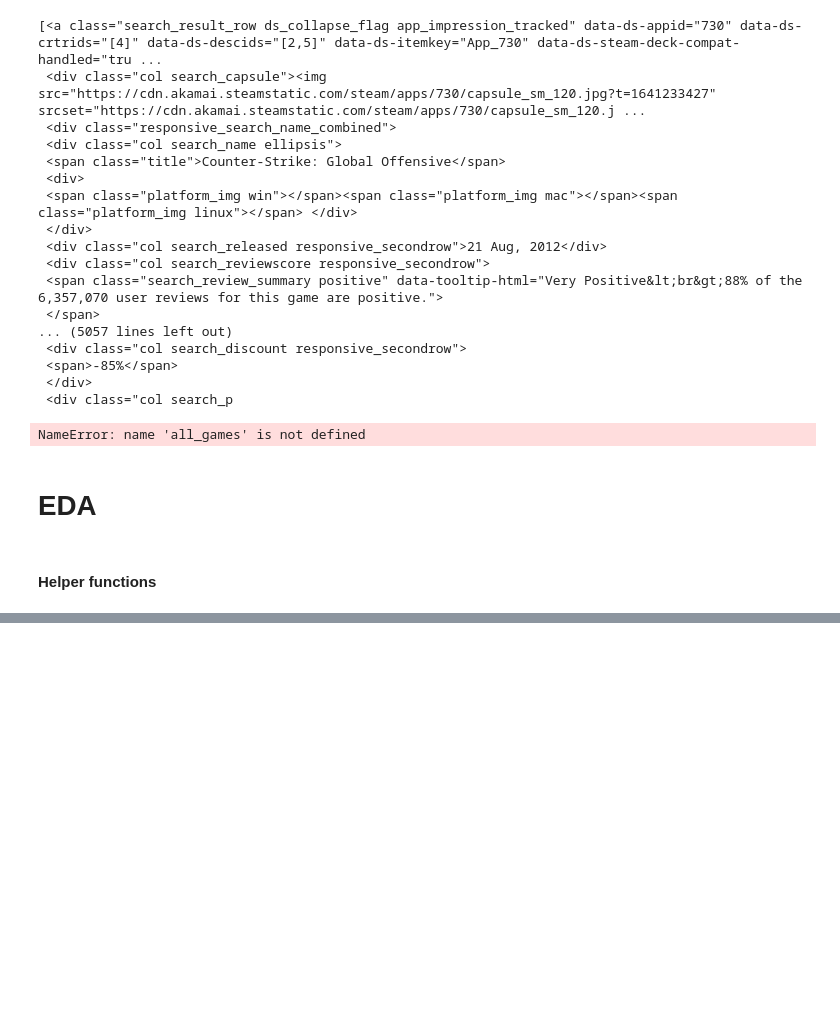
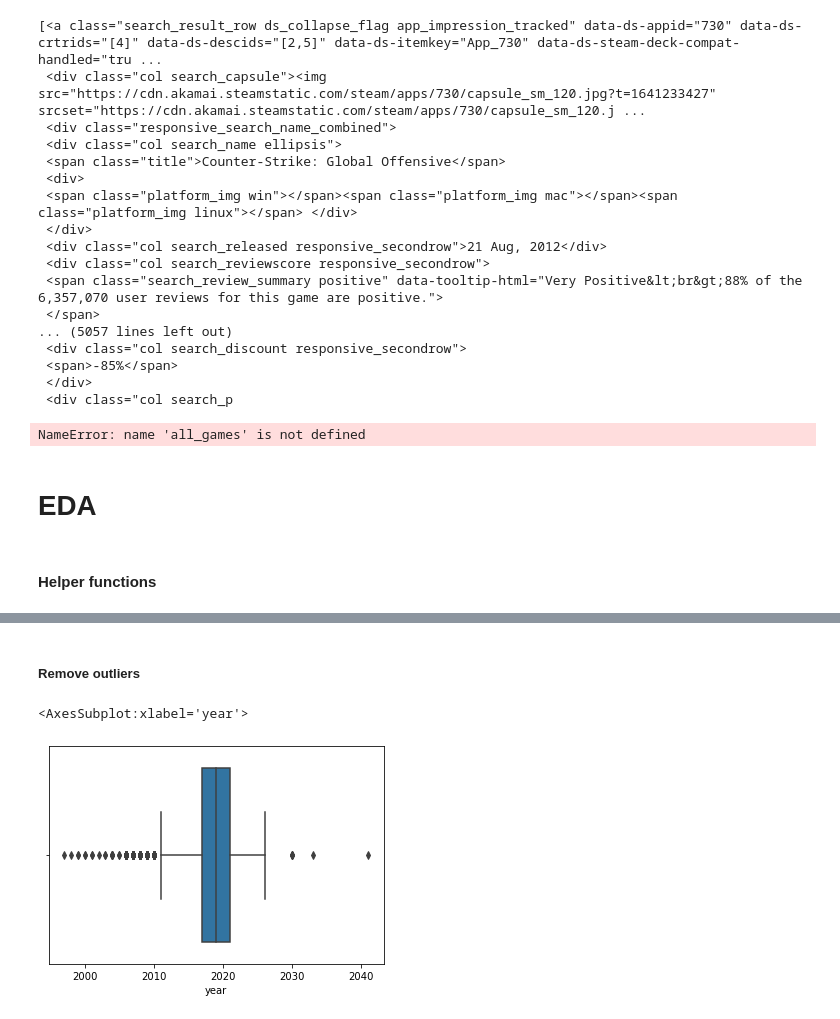
Before and after one commit to YuvalAvishid/Game_Discount_Predictor, a Jupyter notebook: Game_On_Sale.ipynb, the cells around one changed output, grey strips where cells are left out. Drawn from its saved outputs; the diff is of its cells as text; code cells hidden in the pictures; blank space fills up the shorter version.

```diff
--- a/Game_On_Sale.ipynb
+++ b/Game_On_Sale.ipynb
@@ -548,0 +595,7 @@ We will have to adjust our data and balance it by duplicating the games data wit
+# %% [markdown]
+##### Remove outliers
+# %%
+sns.boxplot(new_df.year)
+# %% [output]
+<AxesSubplot:xlabel='year'>
+[figure, added]
```
Also changed, not shown: parts of 51 cells of this notebook.
